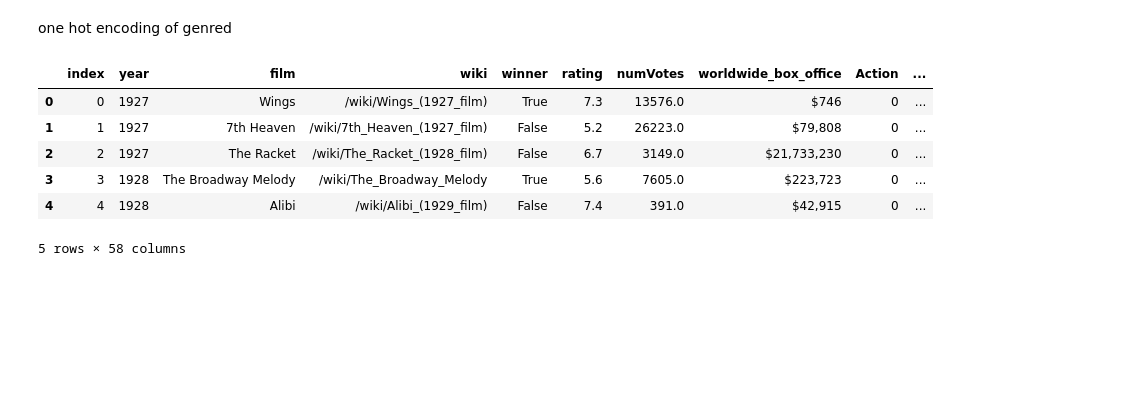
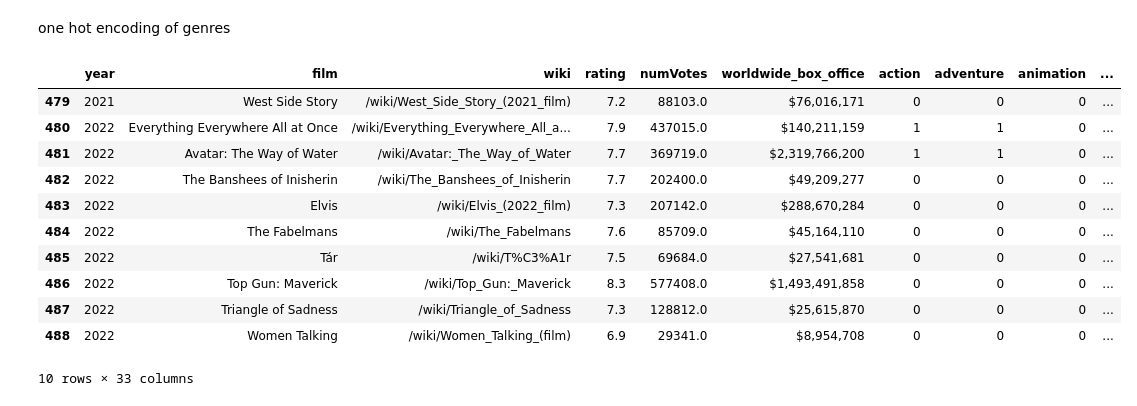
Before and after one commit to Aleksandra-dot/oscar_predictions, a Jupyter notebook: additional_data/processing.ipynb, the cells around one changed output. Saved outputs shown, nothing was run; the diff lists cells and outputs as text; code cells hidden in the pictures; blank space fills up the shorter version.

Commit message:
Managed the prblem with repeating All Quiet on the Western Front - nonetheless there is no info about box office for it so it ends up being excluded - to reconsider

```diff
--- a/additional_data/processing.ipynb
+++ b/additional_data/processing.ipynb
@@ -2,6 +2,6 @@
 import pandas as pd
 # %%
 genres_df = pd.read_csv('../data/additional/genres_final.csv')
-ratings_df = pd.read_csv('../data/additional/ratings_final.csv')
-bo_df = pd.read_csv('../data/additional/bo_final.csv')
+ratings_df = pd.read_csv('../data/additional/ratings_final.csv').drop('Unnamed: 0', axis=1)
+bo_df = pd.read_csv('../data/additional/bo_final.csv').drop('Unnamed: 0', axis=1)
 osc_df = pd.read_csv('../data/scraping_results/osc_bp.csv')
@@ -31,0 +22,5 @@ merged_df
+# %%
+merged_df = pd.merge(genres_df, ratings_df, on='wiki', how='inner')
+
+merged_df = merged_df.drop(['year_y', 'film_y'], axis=1).rename(columns={'year_x':'year', 'film_x':'film'})
+merged_df.tail(10)
@@ -31,0 +39,6 @@ merged_df
+# %%
+merged =  pd.merge(merged_df, bo_df, on=['film', 'year'], how='inner')
+merged = merged.drop(['winner_x', 'winner_y', 'wiki_y'], axis=1).rename(columns={'wiki_x':'wiki'}).dropna(subset=['worldwide_box_office'])
+
+#nie ma info o box office All Quiet on the WEstern Front 2022
+merged.tail(10)
@@ -36,17 +75,24 @@ Merged df zawiera  551  z  591  filmów
 # %% [markdown]
-one hot encoding of genred
+one hot encoding of genres
 # %%
-genre_dummies = merged_df['genres'].str.get_dummies(sep=',')
-merged_ml = pd.concat([merged_df[['year', 'film', 'wiki', 'winner', 'genres', 'rating',
+genre_dummies = merged['genres'].str.get_dummies(sep=',')
+merged_ml = pd.concat([merged[['year', 'film', 'wiki',  'genres', 'rating',
        'numVotes', 'worldwide_box_office']], genre_dummies], axis=1)
-merged_ml = merged_ml.drop('genres', axis=1).reset_index()
+merged_ml = merged_ml.drop('genres', axis=1).reset_index().drop(['index', '[]'], axis=1)
+
+#merged_ml zawiera zmienne dotyczące gatunku one-hot oraz rating
 merged_ml.to_csv('../data/additional/processed_add.csv')
-merged_ml.head()
+merged_ml.tail(10)
 # %% [output]
-|  | index | year | film | wiki | winner | rating | numVotes | worldwide_box_office | Action | ... |
-| 0 | 0 | 1927 | Wings | /wiki/Wings_(1927_film) | True | 7.3 | 13576.0 | $746 | 0 | ... |
-| 1 | 1 | 1927 | 7th Heaven | /wiki/7th_Heaven_(1927_film) | False | 5.2 | 26223.0 | $79,808 | 0 | ... |
-| 2 | 2 | 1927 | The Racket | /wiki/The_Racket_(1928_film) | False | 6.7 | 3149.0 | $21,733,230 | 0 | ... |
-| 3 | 3 | 1928 | The Broadway Melody | /wiki/The_Broadway_Melody | True | 5.6 | 7605.0 | $223,723 | 0 | ... |
-| 4 | 4 | 1928 | Alibi | /wiki/Alibi_(1929_film) | False | 7.4 | 391.0 | $42,915 | 0 | ... |
+|  | year | film | wiki | rating | numVotes | worldwide_box_office | action | adventure | animation | ... |
+| 479 | 2021 | West Side Story | /wiki/West_Side_Story_(2021_film) | 7.2 | 88103.0 | $76,016,171 | 0 | 0 | 0 | ... |
+| 480 | 2022 | Everything Everywhere All at Once | /wiki/Everything_Everywhere_All_a... | 7.9 | 437015.0 | $140,211,159 | 1 | 1 | 0 | ... |
+| 481 | 2022 | Avatar: The Way of Water | /wiki/Avatar:_The_Way_of_Water | 7.7 | 369719.0 | $2,319,766,200 | 1 | 1 | 0 | ... |
+| 482 | 2022 | The Banshees of Inisherin | /wiki/The_Banshees_of_Inisherin | 7.7 | 202400.0 | $49,209,277 | 0 | 0 | 0 | ... |
+| 483 | 2022 | Elvis | /wiki/Elvis_(2022_film) | 7.3 | 207142.0 | $288,670,284 | 0 | 0 | 0 | ... |
+| 484 | 2022 | The Fabelmans | /wiki/The_Fabelmans | 7.6 | 85709.0 | $45,164,110 | 0 | 0 | 0 | ... |
+| 485 | 2022 | Tár | /wiki/T%C3%A1r | 7.5 | 69684.0 | $27,541,681 | 0 | 0 | 0 | ... |
+| 486 | 2022 | Top Gun: Maverick | /wiki/Top_Gun:_Maverick | 8.3 | 577408.0 | $1,493,491,858 | 0 | 0 | 0 | ... |
+| 487 | 2022 | Triangle of Sadness | /wiki/Triangle_of_Sadness | 7.3 | 128812.0 | $25,615,870 | 0 | 0 | 0 | ... |
+| 488 | 2022 | Women Talking | /wiki/Women_Talking_(film) | 6.9 | 29341.0 | $8,954,708 | 0 | 0 | 0 | ... |
-5 rows × 58 columns
+10 rows × 33 columns
```
Also changed, not shown: parts of 18 cells of this notebook, 7 other files.
